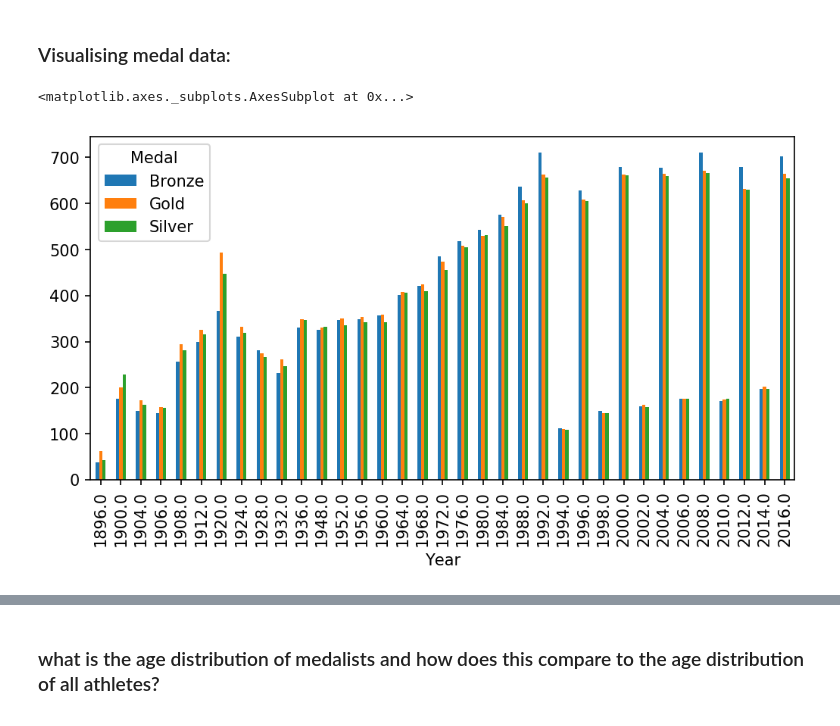
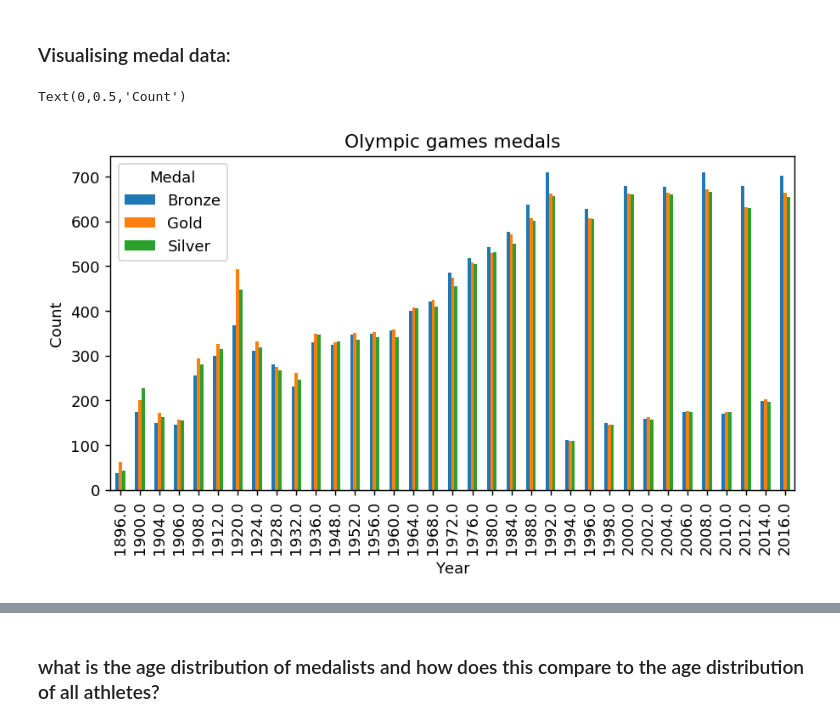
Before and after one commit to yasirdin/kaggle-olympic, a Jupyter notebook: data_exploration_v1.ipynb, the cells around one changed output, grey strips where cells are left out. Cells and saved outputs as stored; diff of their text form; code cells hidden in the pictures.

```diff
--- a/data_exploration_v1.ipynb
+++ b/data_exploration_v1.ipynb
@@ -24,8 +29,9 @@ import os
 import pandas as pd
 import numpy as np
 import matplotlib.pyplot as plt
+import matplotlib.patches as mpatches
 
-plt.rcParams["figure.dpi"] = 150
+plt.rcParams["figure.dpi"] = 130
 plt.rcParams["figure.figsize"] = (8,4)
 # %% [markdown]
 ## Parsing .csv's to dataframes, and previewing
@@ -239,8 +248,10 @@ array(["Swimming Women's 200 metres Freestyle",
 ### Visualising medal data:
 # %%
 merged_df.groupby('Year')['Medal'].value_counts().unstack().plot(kind='bar')
+plt.title('Olympic games medals')
+plt.ylabel('Count')
 
-# result: following 1992 the winter and summer olympics are held on different years
+# result: following 1992 the winter and summer olympics are held on different years -- we can combine these easily
 # %% [output]
-<matplotlib.axes._subplots.AxesSubplot at 0x...>
+Text(0,0.5,'Count')
-[figure, old version]
+[figure, new version]
```
Also changed, not shown: parts of 38 cells of this notebook, 1 other file.
